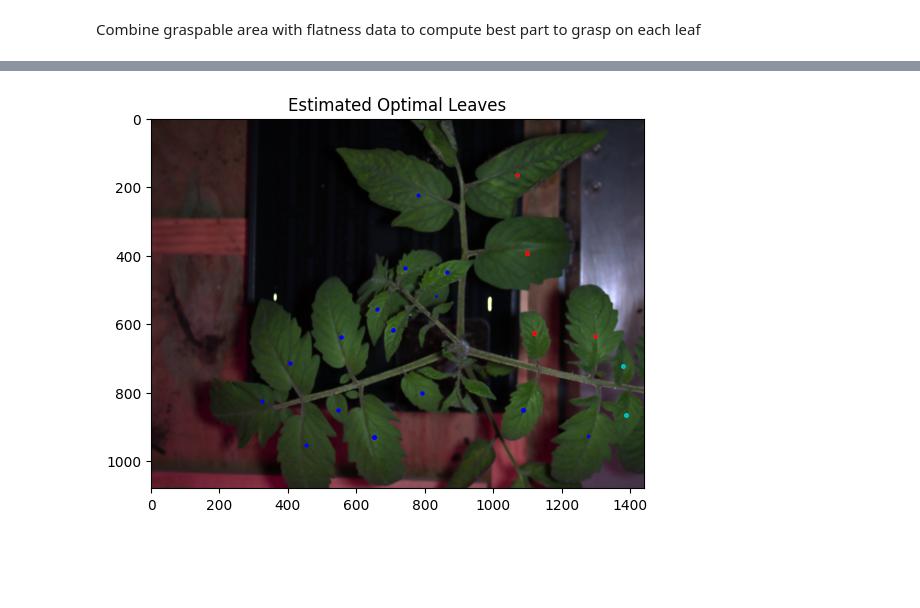
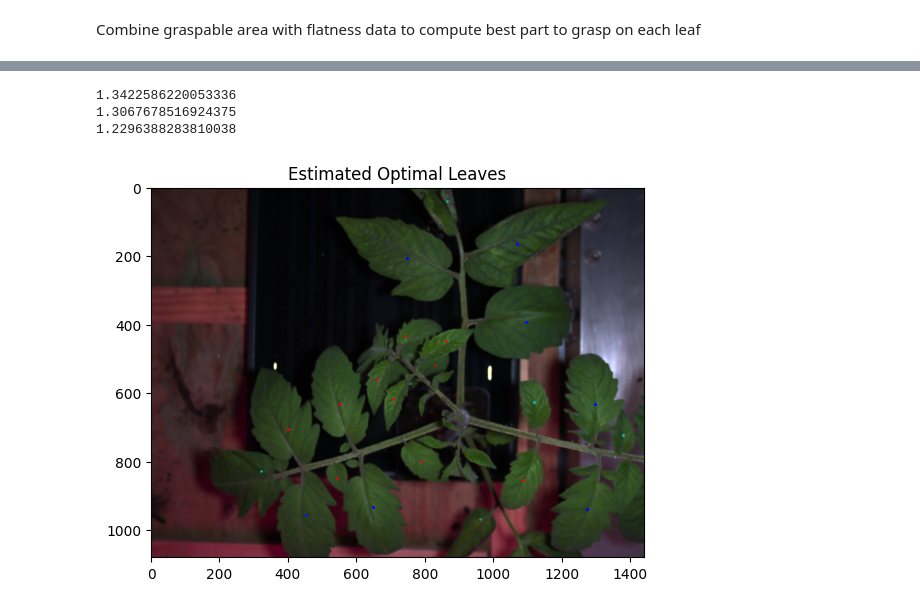
Before and after one commit to dfriishecht/leaf-grasping-point, a Jupyter notebook: PCDandDepth/find_optimal_leaf.ipynb, the cells around one changed output, grey strips where cells are left out. Cells and saved outputs as stored; diff of their text form; code cells hidden in the pictures; blank space fills up the shorter version.

```diff
--- a/PCDandDepth/find_optimal_leaf.ipynb
+++ b/PCDandDepth/find_optimal_leaf.ipynb
@@ -91,7 +95,7 @@ plt.show()
 # %% [markdown]
 Combine graspable area with flatness data to compute best part to grasp on each leaf
 # %%
-alpha = 0.5
+alpha = 0.4
 graspable_area = binary_grasp_mask
 smooth_section = leafs[:,:,4]
 leaf_selection_a = alpha*smooth_section+(1-alpha)*graspable_area
@@ -100,6 +104,9 @@ leaf_selection_a = alpha*smooth_section+(1-alpha)*graspable_area
 leaf_selection_ab = np.where(leaf_selection_a, leaf_selection_a >= np.amax(leaf_selection_a)*.95,
                                       0)
 
+leafs[:,:,3] = leaf_selection_ab*leafs[:,:,3]
+viable_leaf_regions = pcm.clean_mask(leafs)
+
 
 fig, ax = plt.subplot_mosaic([
             ['grasp', 'flatness', 'combined']
@@ -107,7 +114,7 @@ fig, ax = plt.subplot_mosaic([
 
 ax['grasp'].imshow(graspable_area)
 ax['grasp'].set_title("Graspable area")
-ax['combined'].imshow(leaf_selection_ab)
+ax['combined'].imshow(viable_leaf_regions)
 ax['combined'].set_title("Graspable Flat Areas")
 ax['flatness'].imshow(leafs[:,:,4])
 ax['flatness'].set_title("Flatness Estimation (Normal Z Value)")
@@ -132,13 +139,12 @@ depth_list = np.asarray(depth_list)
 depth_list -= np.min(depth_list)
 depth_list /= np.max(depth_list)
 # %%
-leafs[:,:,3] = leaf_selection_ab*leafs[:,:,3]
-viable_leaf_regions = pcm.clean_mask(leafs)
-centroids = pcm.get_centroids(viable_leaf_regions.astype('uint8'))
 
+centroids, mask, areas = pcm.get_centroids(viable_leaf_regions.astype('uint8'))
+leafs[:,:,3] = mask
 for i, _ in enumerate(centroids):
     plt.scatter(centroids[i][0], centroids[i][1],s=(7-6*depth_list[i]),c='r')
-left_image = Image.open("Images/left_rect5.png")
+left_image = Image.open("Images/left_rect2.png")
 left_array = np.asarray(left_image)[:, :, 0:3]
 plt.imshow(left_array)
 plt.title("Estimated Optimal Leaf Grasp Locations")
@@ -148,24 +187,48 @@ plt.show()
 # %%
 mask_1 = paretoset(centroids, sense=["max", "min"], distinct=True)
 mask_2 = paretoset(centroids, sense=["min", "max"], distinct=True)
 
-if len(mask_1) <= len(mask_2):
-    mask = mask_1
-else:
-    mask = mask_2
+mask = mask_1+mask_2
+
+areas = (areas - np.min(areas))/np.max(areas)
+
+# If quantity of leaves is low enough, don't make distinction between outside and inside leaves
+if len(centroids) < 10:
+    mask = np.zeros(len(centroids))
+    mask[:] = True
+
+leaf_score = np.zeros(len(centroids))
+index = np.unique(leafs[:, :, 3])
+for i, _ in enumerate(centroids):
+    if i == 0:
+        continue
+    points = pcm.find_number_of_points_in_radius(centroids, centroids[i], 120)
+    #leaf_score[i] -= points
+    leaf_score[i] += (1-depth_list[i])
+    leaf_score[i] += areas[i]
+    if leaf_score[i] < 0:
+        leaf_score[i] = 0
+
 
 for i, _ in enumerate(centroids):
-    points = pcm.find_number_of_points_in_radius(centroids, centroids[i], 150)
     if mask[i] == True:
-        plt.scatter(centroids[i][0], centroids[i][1],s=(7-6*depth_list[i]),c='c')
-        if depth_list[i] < .5 and points < 3:
-            plt.scatter(centroids[i][0], centroids[i][1],s=(7-6*depth_list[i]),c='r')
+        plt.scatter(centroids[i][0], centroids[i][1],s=(leaf_score[i]),c='c')
+        if leaf_score[i] > 1.2:
+            plt.scatter(centroids[i][0], centroids[i][1],s=(leaf_score[i]),c='b')
     else:
-        plt.scatter(centroids[i][0], centroids[i][1],s=(7-6*depth_list[i]),c='b')
+        leaf_score[i] -= areas[i]*.1
+        if leaf_score[i] > 1.2:
+            print(leaf_score[i])
+            plt.scatter(centroids[i][0], centroids[i][1],s=(leaf_score[i]),c='b')
+        else:
+            plt.scatter(centroids[i][0], centroids[i][1],s=(leaf_score[i]),c='r')
 left_image = Image.open("Images/left_rect5.png")
 left_array = np.asarray(left_image)[:, :, 0:3]
 plt.imshow(left_array)
 plt.title("Estimated Optimal Leaves")
 plt.show()
 # %% [output]
+1.3422586220053336
+1.3067678516924375
+1.2296388283810038
-[figure, old version]
+[figure, new version]
```
Also changed, not shown: parts of 7 cells of this notebook, 1 other file.
